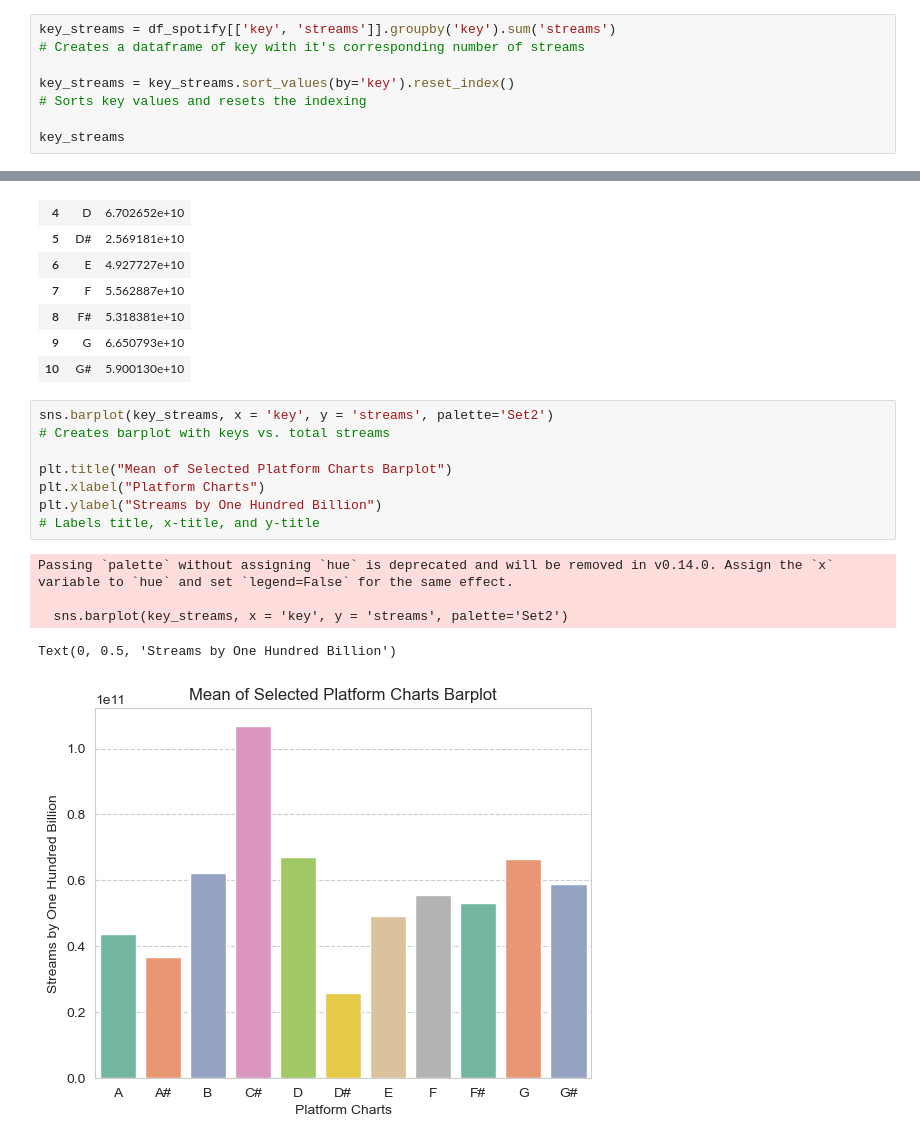
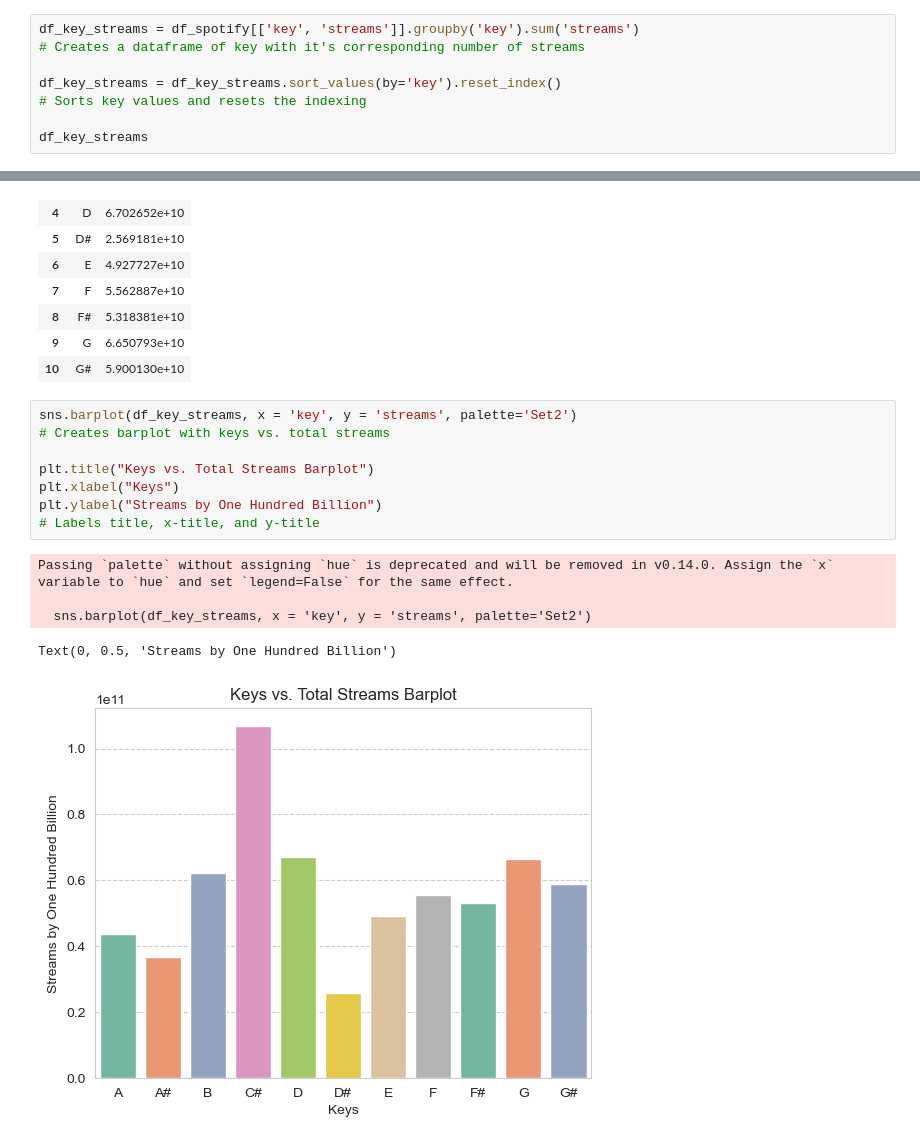
Before and after one commit to Angel0po/EDA_BON-AO, a Jupyter notebook: EDA_BON-AO.ipynb, the cells around one changed output, grey strips where cells are left out. Cells and saved outputs as stored; diff of their text form.

```diff
--- a/EDA_BON-AO.ipynb
+++ b/EDA_BON-AO.ipynb
@@ -801,13 +874,13 @@ Text(0, 0.5, 'Number of Tracks')
 # %% [markdown]
 #### Key vs. Streams
 # %%
-key_streams = df_spotify[['key', 'streams']].groupby('key').sum('streams')
+df_key_streams = df_spotify[['key', 'streams']].groupby('key').sum('streams')
 # Creates a dataframe of key with it's corresponding number of streams
 
-key_streams = key_streams.sort_values(by='key').reset_index()
+df_key_streams = df_key_streams.sort_values(by='key').reset_index()
 # Sorts key values and resets the indexing
 
-key_streams
+df_key_streams
 # %% [output]
 |  | key | streams |
 | 0 | A | 4.372995e+10 |
@@ -822,16 +895,16 @@ key_streams
 | 9 | G | 6.650793e+10 |
 | 10 | G# | 5.900130e+10 |
 # %%
-sns.barplot(key_streams, x = 'key', y = 'streams', palette='Set2')
+sns.barplot(df_key_streams, x = 'key', y = 'streams', palette='Set2')
 # Creates barplot with keys vs. total streams
 
-plt.title("Mean of Selected Platform Charts Barplot")
-plt.xlabel("Platform Charts")
+plt.title("Keys vs. Total Streams Barplot")
+plt.xlabel("Keys")
 plt.ylabel("Streams by One Hundred Billion")
 # Labels title, x-title, and y-title
 # %% [output]
 Passing `palette` without assigning `hue` is deprecated and will be removed in v0.14.0. Assign the `x` variable to `hue` and set `legend=False` for the same effect.
 
-  sns.barplot(key_streams, x = 'key', y = 'streams', palette='Set2')
+  sns.barplot(df_key_streams, x = 'key', y = 'streams', palette='Set2')
 Text(0, 0.5, 'Streams by One Hundred Billion')
-[figure, old version]
+[figure, new version]
```
Also changed, not shown: parts of 52 cells of this notebook.
